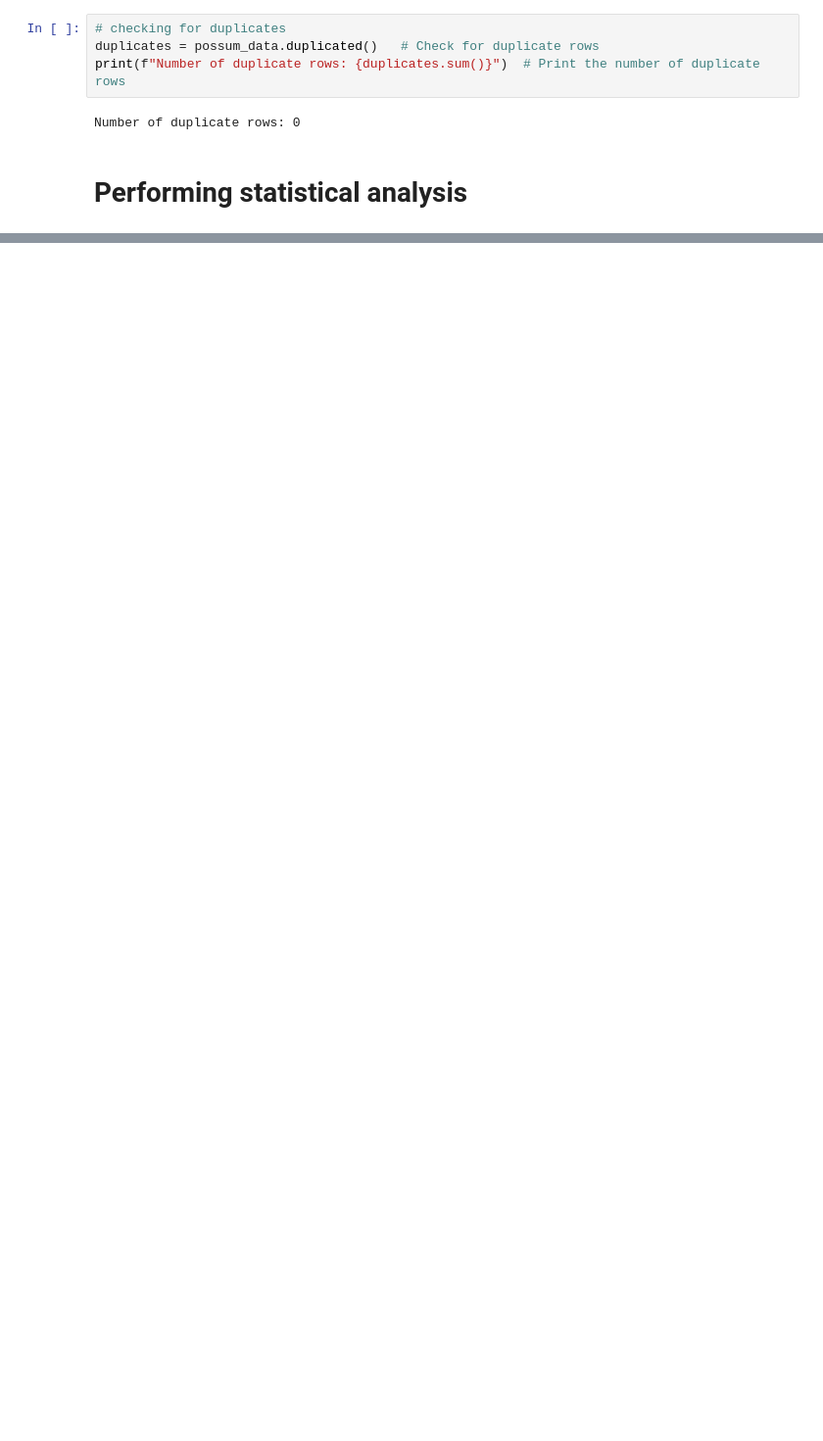
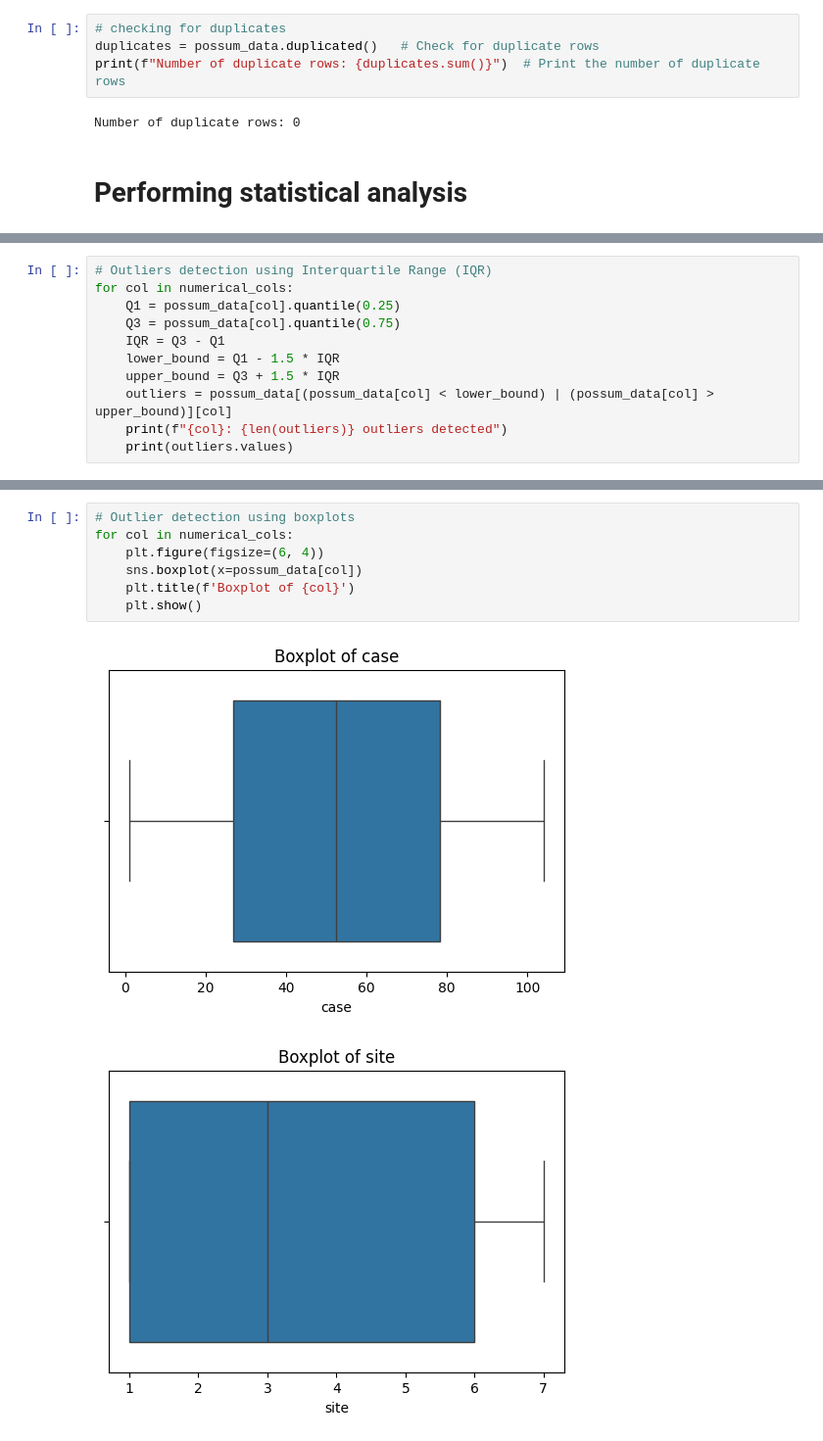
Before and after one commit to ace2nonsuch/central-tendency, a Jupyter notebook: task18_possum.ipynb, the cells around one changed output, grey strips where cells are left out. Shown: that part at 98% size. Drawn from its saved outputs; the diff is of its cells as text; blank space fills up the shorter version.

```diff
--- a/task18_possum.ipynb
+++ b/task18_possum.ipynb
@@ -246,0 +294,11 @@ std_age = possum_data['age'].std()  # Calculate standard deviation
+# %%
+# Outliers detection using Interquartile Range (IQR)
+for col in numerical_cols:
+    Q1 = possum_data[col].quantile(0.25)
+    Q3 = possum_data[col].quantile(0.75)
+    IQR = Q3 - Q1
+    lower_bound = Q1 - 1.5 * IQR
+    upper_bound = Q3 + 1.5 * IQR
+    outliers = possum_data[(possum_data[col] < lower_bound) | (possum_data[col] > upper_bound)][col]
+    print(f"{col}: {len(outliers)} outliers detected")
+    print(outliers.values)
@@ -246,0 +323,10 @@ std_age = possum_data['age'].std()  # Calculate standard deviation
+# %%
+# Outlier detection using boxplots
+for col in numerical_cols:
+    plt.figure(figsize=(6, 4))
+    sns.boxplot(x=possum_data[col])
+    plt.title(f'Boxplot of {col}')
+    plt.show()
+# %% [output]
+[figure, added]
+[figure, added]
```
Also changed, not shown: parts of 28 cells of this notebook.
